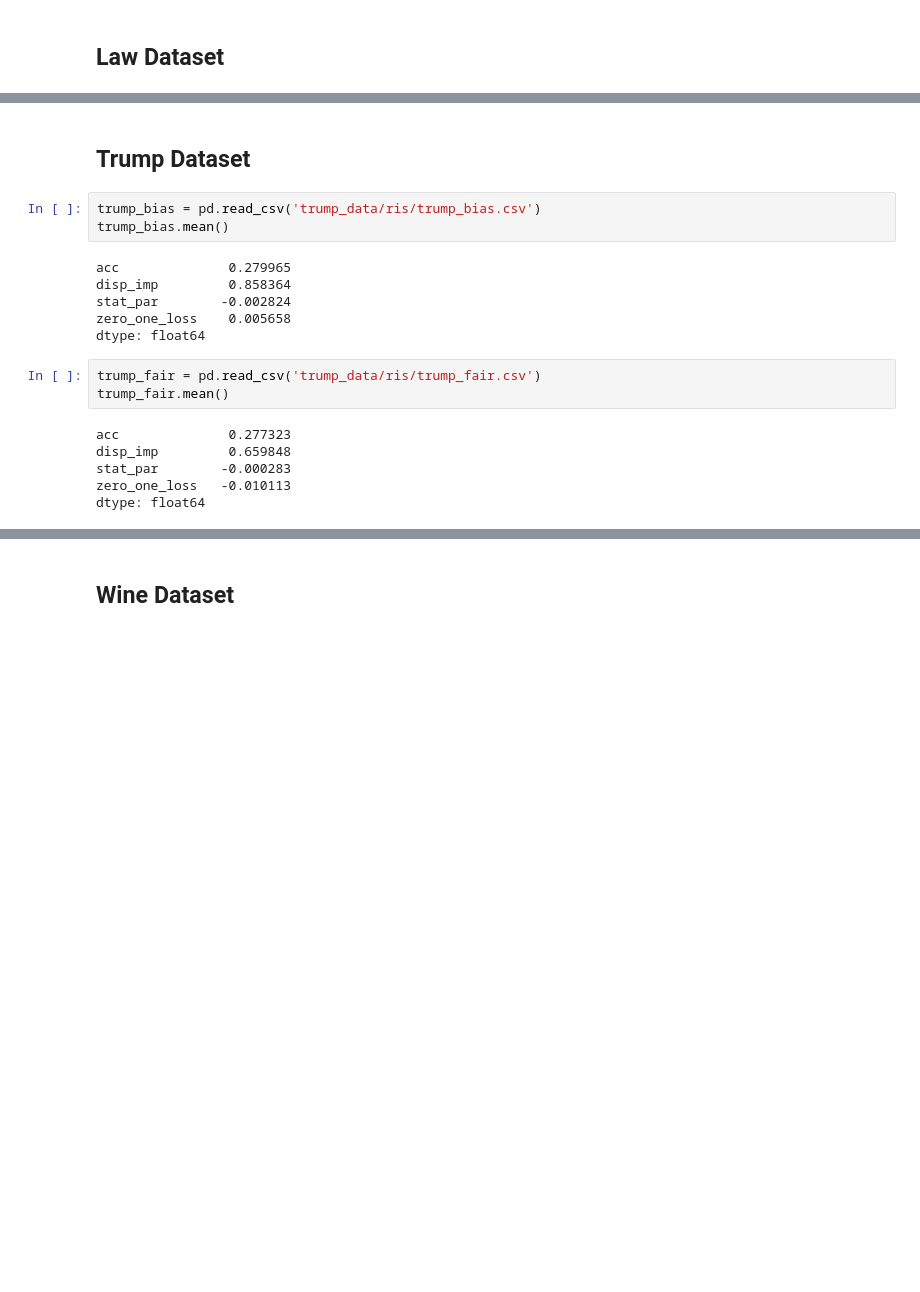
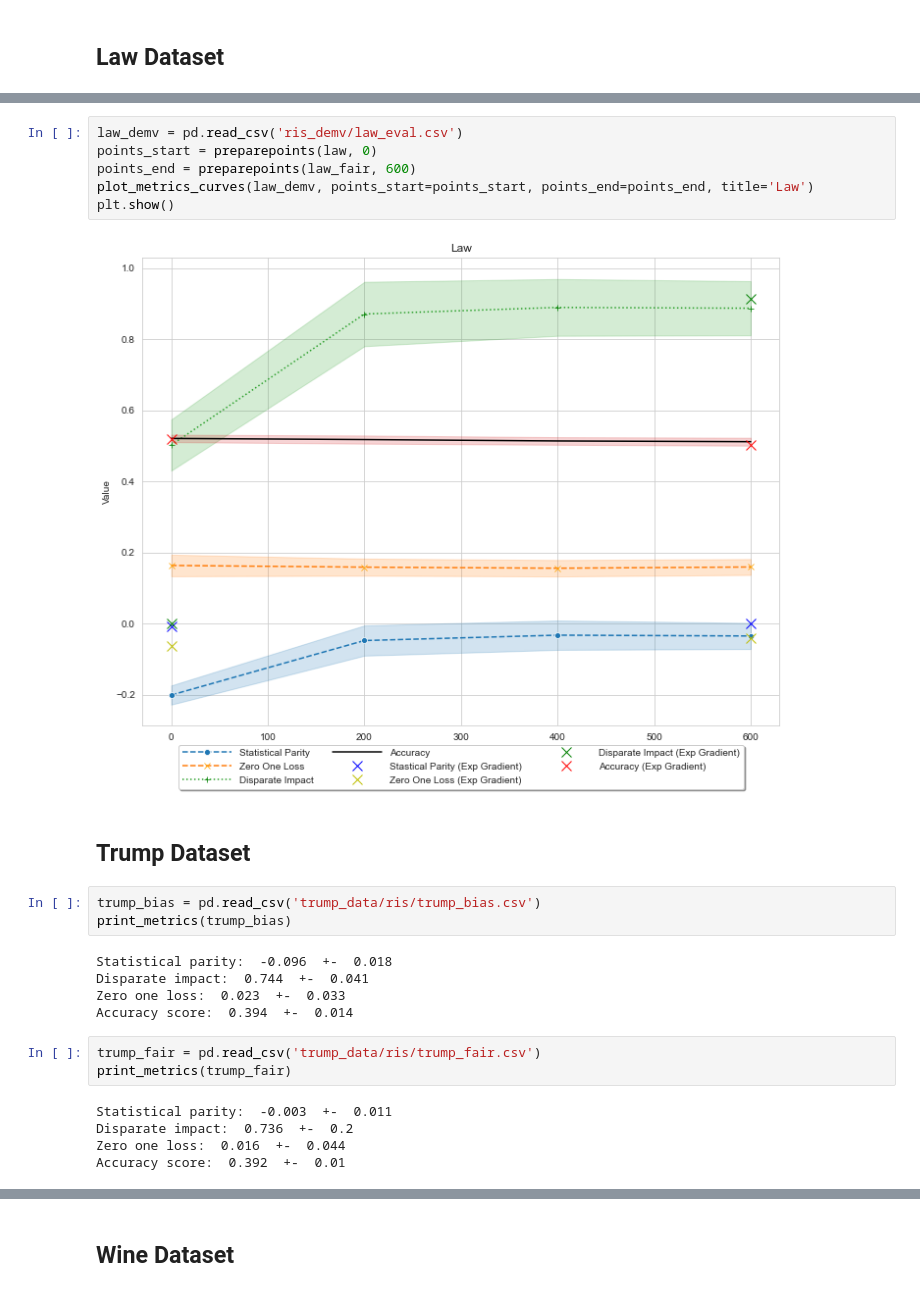
Before and after one commit to giordanoDaloisio/fair-classification, a Jupyter notebook: analysis/results.ipynb, the cells around one changed output, grey strips where cells are left out. Cells and saved outputs as stored; diff of their text form; blank space fills up the shorter version.

```diff
--- a/analysis/results.ipynb
+++ b/analysis/results.ipynb
@@ -70,20 +143,26 @@ dtype: float64
+# %%
+law_demv = pd.read_csv('ris_demv/law_eval.csv')
+points_start = preparepoints(law, 0)
+points_end = preparepoints(law_fair, 600)
+plot_metrics_curves(law_demv, points_start=points_start, points_end=points_end, title='Law')
+plt.show()
+# %% [output]
+[figure, added]
 # %% [markdown]
 ## Trump Dataset
 # %%
 trump_bias = pd.read_csv('trump_data/ris/trump_bias.csv')
-trump_bias.mean()
+print_metrics(trump_bias)
 # %% [output]
-acc              0.279965
-disp_imp         0.858364
-stat_par        -0.002824
-zero_one_loss    0.005658
-dtype: float64
+Statistical parity:  -0.096  +-  0.018
+Disparate impact:  0.744  +-  0.041
+Zero one loss:  0.023  +-  0.033
+Accuracy score:  0.394  +-  0.014
 # %%
 trump_fair = pd.read_csv('trump_data/ris/trump_fair.csv')
-trump_fair.mean()
+print_metrics(trump_fair)
 # %% [output]
-acc              0.277323
-disp_imp         0.659848
-stat_par        -0.000283
-zero_one_loss   -0.010113
-dtype: float64
+Statistical parity:  -0.003  +-  0.011
+Disparate impact:  0.736  +-  0.2
+Zero one loss:  0.016  +-  0.044
+Accuracy score:  0.392  +-  0.01
```
Also changed, not shown: parts of 29 cells of this notebook, 27 other files.
